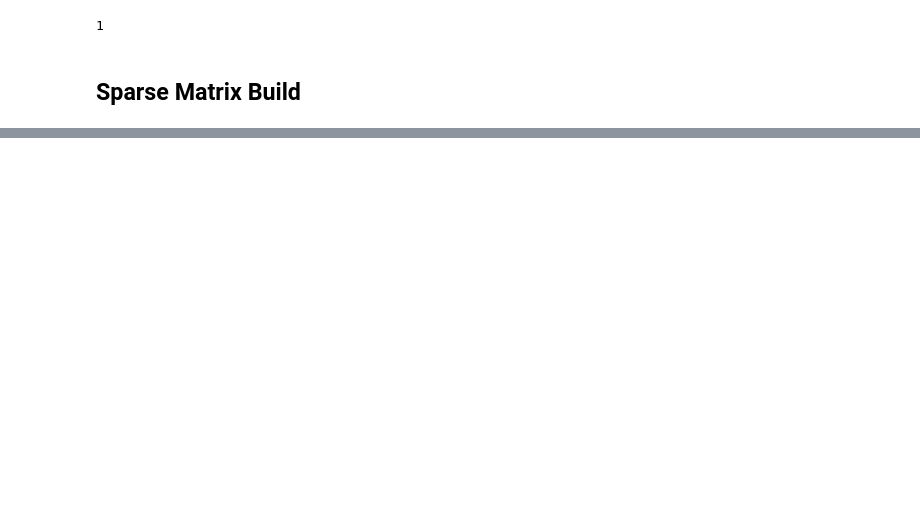
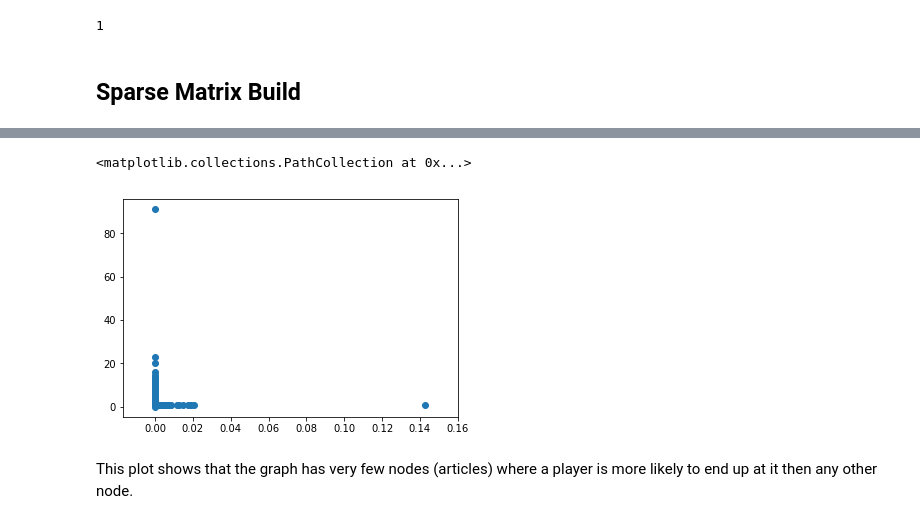
Before and after one commit to ijirdeh5/qanta-codalab, a Jupyter notebook: src/qanta/obscurity/Pagerank.ipynb, the cells around one changed output, grey strips where cells are left out. Drawn from its saved outputs; the diff is of its cells as text; code cells hidden in the pictures; blank space fills up the shorter version.

```diff
--- a/src/qanta/obscurity/Pagerank.ipynb
+++ b/src/qanta/obscurity/Pagerank.ipynb
@@ -236,0 +321,5 @@ AttributeError: 'numpy.ndarray' object has no attribute 'format'
+# %%
+d = defaultdict(int)
+for x in rank:
+    d[x] += 1
+d
@@ -236,0 +344,10 @@ AttributeError: 'numpy.ndarray' object has no attribute 'format'
+# %%
+d_norm = d
+d_norm[5.812151270923831e-06] = 0
+# %%
+plt.scatter(d_norm.keys(), d_norm.values())
+# %% [output]
+<matplotlib.collections.PathCollection at 0x...>
+[figure, added]
+# %% [markdown]
+This plot shows that the graph has very few nodes (articles) where a player is more likely to end up at it then any other node.
```
Also changed, not shown: parts of 19 cells of this notebook.
